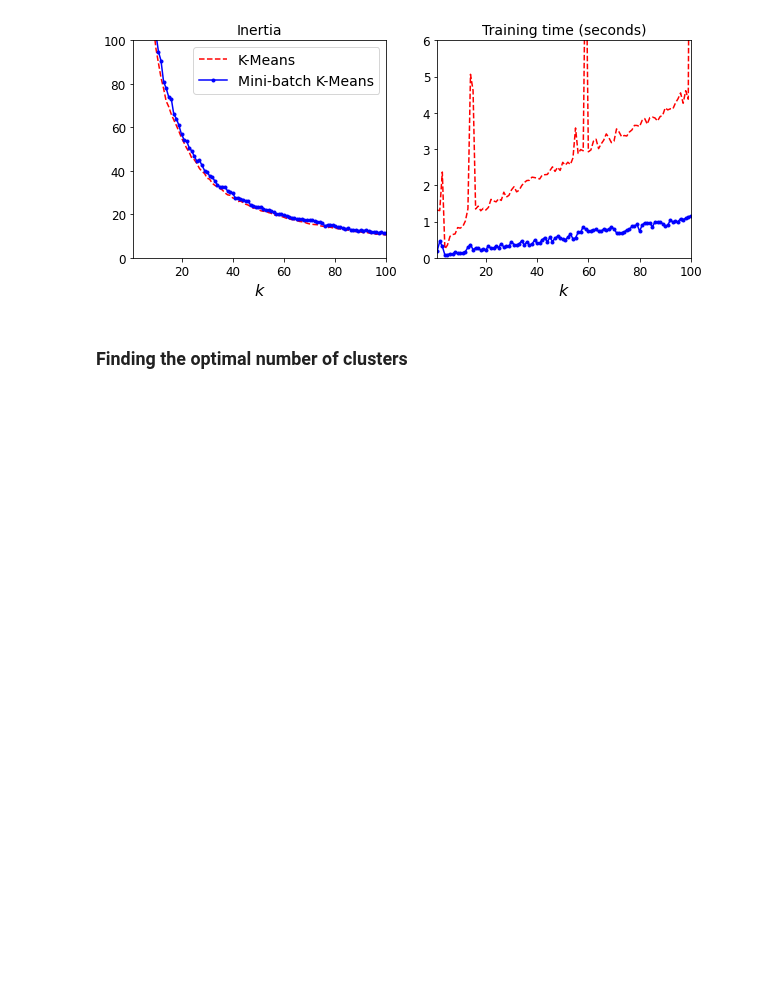
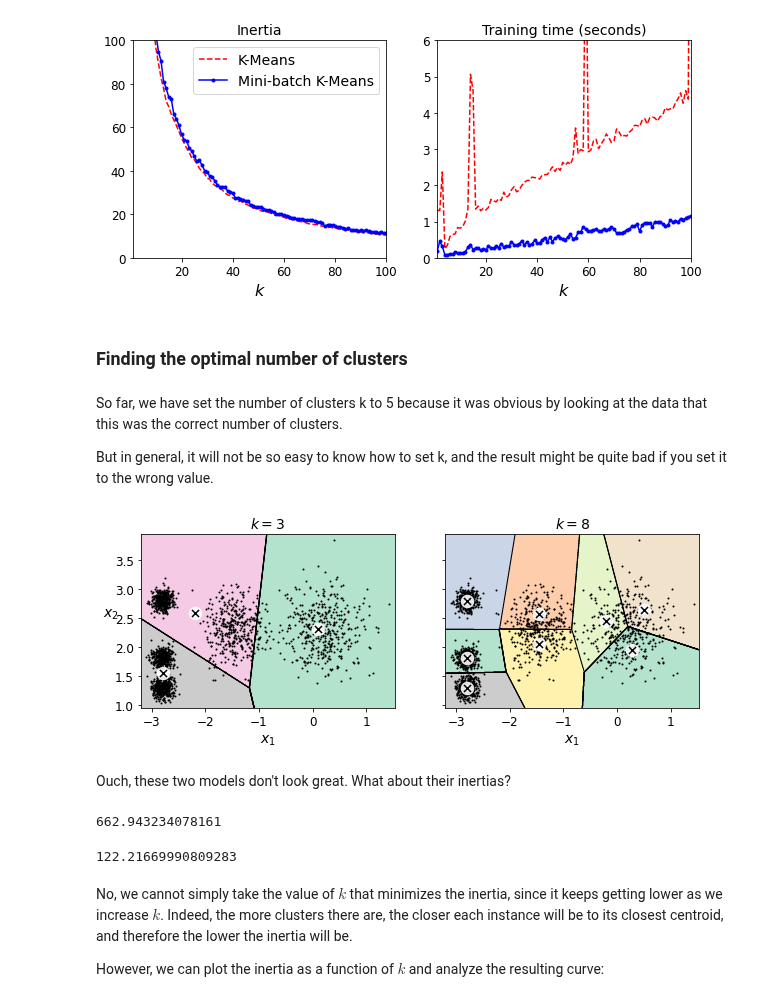
Before and after one commit to rahiakela/machine-learning-research-and-practice, a Jupyter notebook: hands-on-machine-learning-with-scikit-learn-keras-and-tensorflow/9-unsupervised-learning-techniques/01_clustering_fundamental.ipynb, the cells around one changed output. Cells and saved outputs as stored; diff of their text form; code cells hidden in the pictures; blank space fills up the shorter version.

```diff
--- a/hands-on-machine-learning-with-scikit-learn-keras-and-tensorflow/9-unsupervised-learning-techniques/01_clustering_fundamental.ipynb
+++ b/hands-on-machine-learning-with-scikit-learn-keras-and-tensorflow/9-unsupervised-learning-techniques/01_clustering_fundamental.ipynb
@@ -618,3 +618,33 @@ plt.show()
 [figure]
 # %% [markdown]
 ### Finding the optimal number of clusters
+# %% [markdown]
+So far, we have set the number of clusters k to 5 because it was obvious by looking at
+the data that this was the correct number of clusters.
+
+But in general, it will not be so
+easy to know how to set k, and the result might be quite bad if you set it to the wrong
+value.
+# %%
+kmeans_k3 = KMeans(n_clusters=3, random_state=42)
+kmeans_k8 = KMeans(n_clusters=8, random_state=42)
+
+plot_clusterer_comparison(kmeans_k3, kmeans_k8, X, "$k=3$", "$k=8$")
+
+plt.show()
+# %% [output]
+[figure, added]
+# %% [markdown]
+Ouch, these two models don't look great. What about their inertias?
+# %%
+kmeans_k3.inertia_
+# %% [output]
+662.943234078161
+# %%
+kmeans_k8.inertia_
+# %% [output]
+122.21669990809283
+# %% [markdown]
+No, we cannot simply take the value of $k$ that minimizes the inertia, since it keeps getting lower as we increase $k$. Indeed, the more clusters there are, the closer each instance will be to its closest centroid, and therefore the lower the inertia will be.
+
+However, we can plot the inertia as a function of $k$ and analyze the resulting curve:
```
Also changed, not shown: parts of 17 cells of this notebook.
